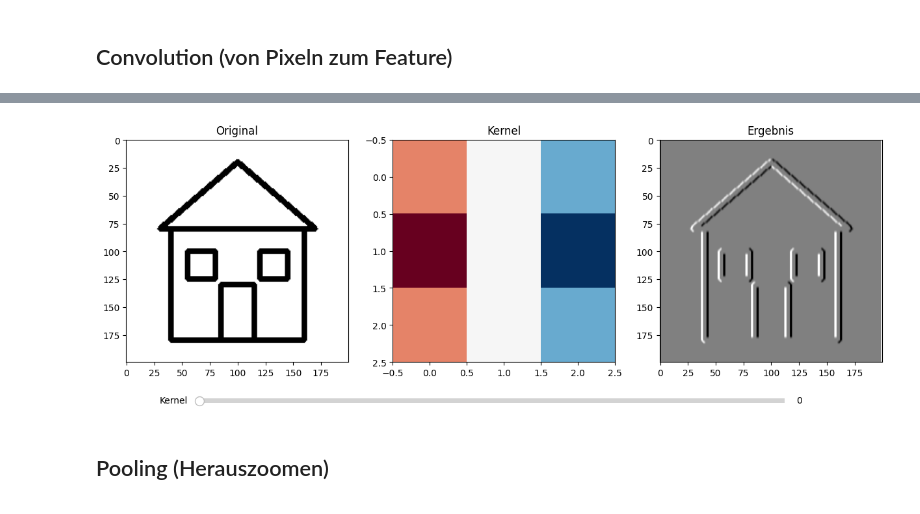
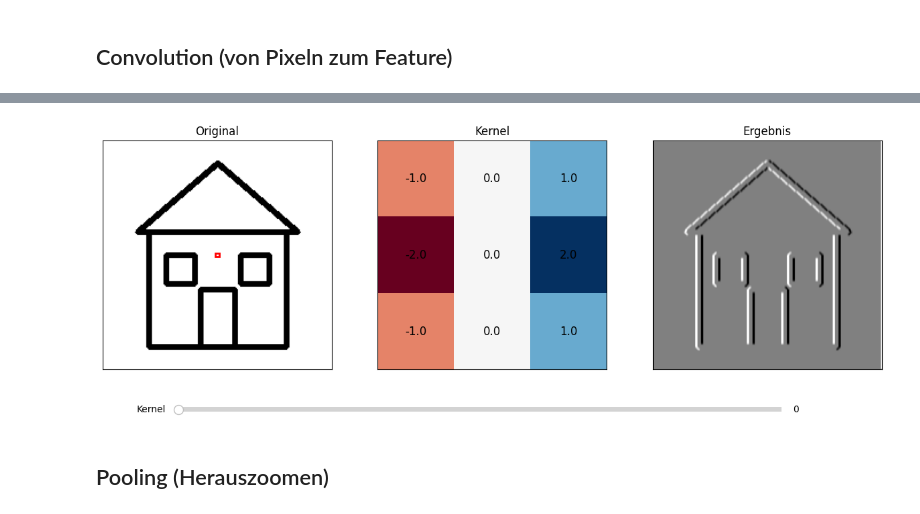
Before and after one commit to mrs-curi0sity/ki-fuer-marie, a Jupyter notebook: episodes/02-fortgeschrittene-konzepte-neuronaler-netze/code/neural_networks.ipynb, the cells around one changed output, grey strips where cells are left out. Drawn from its saved outputs; the diff is of its cells as text; code cells hidden in the pictures.

Commit message:
updated examples for pixel- and kantendetektor

```diff
--- a/episodes/02-fortgeschrittene-konzepte-neuronaler-netze/code/neural_networks.ipynb
+++ b/episodes/02-fortgeschrittene-konzepte-neuronaler-netze/code/neural_networks.ipynb
@@ -8,34 +526,23 @@
 import numpy as np
 import matplotlib.pyplot as plt
 from matplotlib.widgets import Slider
+from matplotlib.patches import Rectangle
 from scipy import signal
 import cv2
 
 def create_simple_house():
-    # Erstelle ein 200x200 weißes Bild
     img = np.ones((200, 200), dtype=np.uint8) * 255
-
-    # Zeichne Hauswände
     cv2.rectangle(img, (40, 80), (160, 180), 0, 3)
-
-    # Zeichne Dach
     pts = np.array([[30, 80], [100, 20], [170, 80]], np.int32)
     cv2.polylines(img, [pts], True, 0, 3)
-
-    # Zeichne Tür
     cv2.rectangle(img, (85, 130), (115, 180), 0, 3)
-
-    # Zeichne Fenster
     cv2.rectangle(img, (55, 100), (80, 125), 0, 3)
     cv2.rectangle(img, (120, 100), (145, 125), 0, 3)
-
     return img
 
 def create_conv_visualization():
-    # Nutze unser generiertes Haus-Bild
     img = create_simple_house()
 
-    # Verschiedene Kernel
     kernels = {
         'Kanten (vertikal)': np.array([[-1, 0, 1],
                                       [-2, 0, 2],
@@ -53,41 +560,73 @@ def create_conv_visualization():
 
     fig, axes = plt.subplots(1, 3, figsize=(15, 5))
 
-    # Original
+    # Original mit Kernel-Box
     axes[0].imshow(img, cmap='gray')
     axes[0].set_title('Original')
 
-    # Kernel
-    kernel_img = axes[1].imshow(kernels['Kanten (vertikal)'], cmap='RdBu')
+    # Füge eine bewegliche Box hinzu, die die Kernel-Größe zeigt
+    kernel_box = Rectangle((98, 98), 3, 3, linewidth=2, edgecolor='r', facecolor='none')
+    axes[0].add_patch(kernel_box)
+
+    # Kernel mit Werten
+    kernel = kernels['Kanten (vertikal)']
+    kernel_img = axes[1].imshow(kernel, cmap='RdBu')
     axes[1].set_title('Kernel')
 
+    # Füge Werte zum Kernel hinzu
+    for i in range(3):
+        for j in range(3):
+            axes[1].text(j, i, f'{kernel[i,j]:.1f}',
+                        ha='center', va='center',
+                        color='white' if abs(kernel[i,j]) > 2 else 'black',
+                        fontsize=12)
+
     # Ergebnis
-    result = signal.convolve2d(img, kernels['Kanten (vertikal)'], mode='same')
+    result = signal.convolve2d(img, kernel, mode='same')
     result_img = axes[2].imshow(result, cmap='gray')
     axes[2].set_title('Ergebnis')
+
+    # Entferne Achsenbeschriftungen
+    for ax in axes:
+        ax.set_xticks([])
+        ax.set_yticks([])
 
     # Slider für Kernel-Auswahl
     ax_slider = plt.axes([0.2, 0.02, 0.6, 0.03])
     slider = Slider(ax_slider, 'Kernel', 0, len(kernels)-1,
                    valinit=0, valstep=1)
 
     kernel_names = list(kernels.keys())
 
     def update(val):
         kernel_name = kernel_names[int(val)]
         kernel = kernels[kernel_name]
+
+        # Update Kernel-Anzeige
         kernel_img.set_data(kernel)
+
+        # Update Kernel-Werte
+        axes[1].texts = []  # Lösche alte Werte
+        for i in range(3):
+            for j in range(3):
+                axes[1].text(j, i, f'{kernel[i,j]:.1f}',
+                            ha='center', va='center',
+                            color='white' if abs(kernel[i,j]) > 2 else 'black',
+                            fontsize=12)
+
+        # Update Ergebnis
         result = signal.convolve2d(img, kernel, mode='same')
         result_img.set_data(result)
+
         axes[1].set_title(f'Kernel: {kernel_name}')
         fig.canvas.draw_idle()
 
     slider.on_changed(update)
     plt.show()
 
 create_conv_visualization()
 # %% [output]
-[figure, old version]
+[figure, new version]
 # %% [markdown]
 ## Pooling (Herauszoomen)
 # %% [markdown]
```
Also changed, not shown: parts of 7 cells of this notebook.
